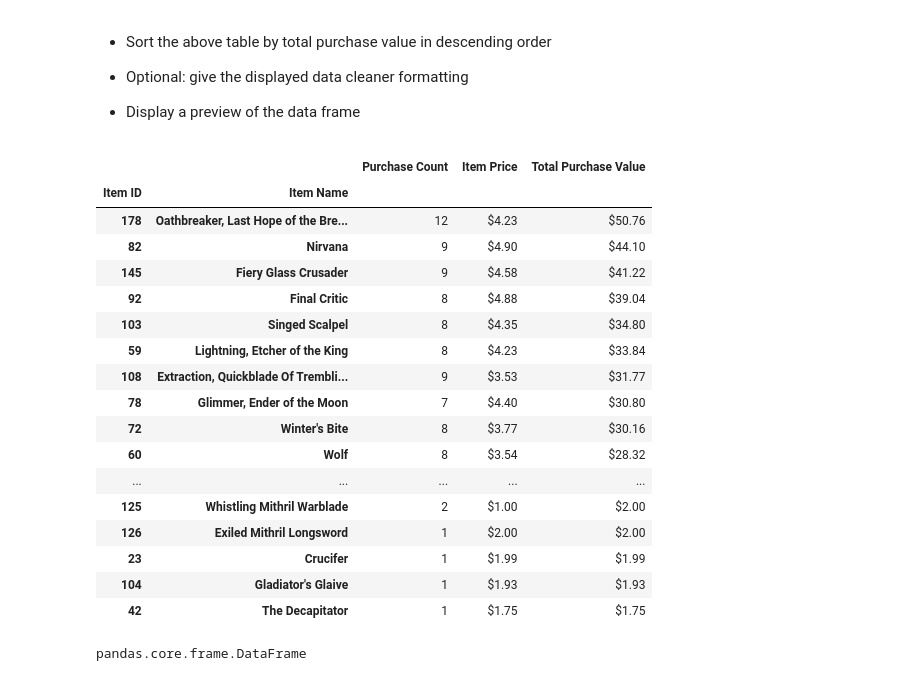
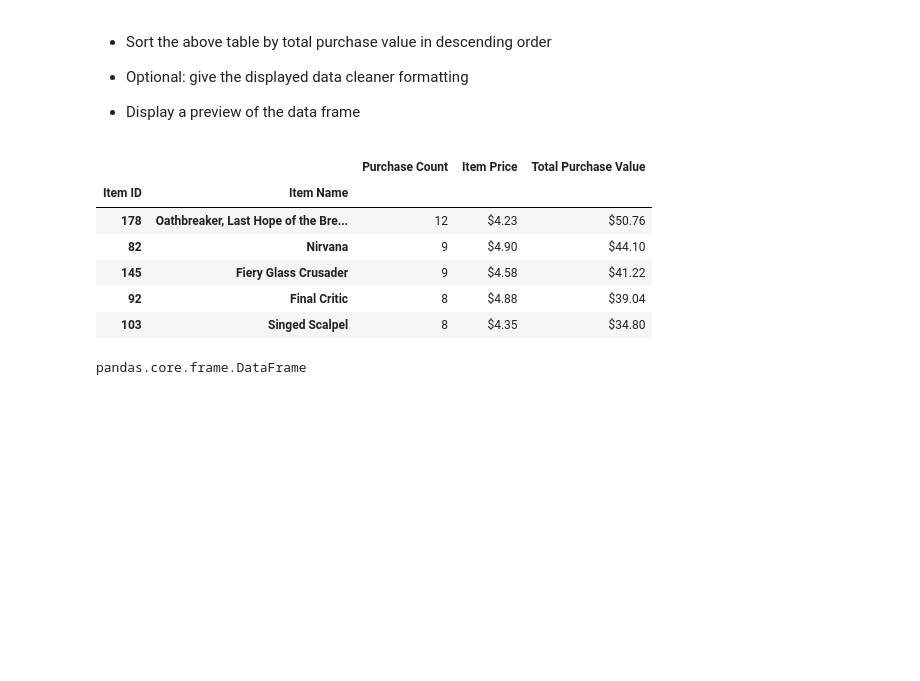
Before and after one commit to velmavasquez/Pandas_hwk_V.Vasquez, a Jupyter notebook: HeroesOfPymoli/HeroesOfPymoli_Velma.ipynb, the cells around one changed output. Cells and saved outputs as stored; diff of their text form; code cells hidden in the pictures; blank space fills up the shorter version.

```diff
--- a/HeroesOfPymoli/HeroesOfPymoli_Velma.ipynb
+++ b/HeroesOfPymoli/HeroesOfPymoli_Velma.ipynb
@@ -419,38 +419,30 @@ summary_df5_1.head()
 # %%
 ItemID_Name_Group = purchase_data.groupby(["Item ID", "Item Name"])
 
 ItemID_Name_Groupp_count = ItemID_Name_Group["Purchase ID"].count()
 
 avg_ItemPrice = ItemID_Name_Group["Price"].mean()
 
 Itemtot_purValue =  ItemID_Name_Group["Price"].sum()
 
 summary_df6 = pd.DataFrame({"Purchase Count": ItemID_Name_Groupp_count,
                           "Item Price": avg_ItemPrice,
                           "Total Purchase Value": Itemtot_purValue,})
 
 summary_df6_1 = summary_df6.sort_values("Total Purchase Value", ascending=False)
-summary_df6_2 = summary_df6_1.style.format({'Item Price': '${:,.2f}', 'Total Purchase Value':'${:,.2f}'})
-summary_df6_2.head()
+
+summary_df6_1["Purchase Count"] = summary_df6_1["Purchase Count"].map("{:.0f}".format)
+summary_df6_1["Item Price"] = summary_df6_1["Item Price"].map("${:.2f}".format)
+summary_df6_1["Total Purchase Value"] = summary_df6_1["Total Purchase Value"].map("${:.2f}".format)
+summary_df6_1.head()
 # %% [output]
 |  |  | Purchase Count | Item Price | Total Purchase Value |
 | Item ID | Item Name |  |  |  |
 | 178 | Oathbreaker, Last Hope of the Bre... | 12 | $4.23 | $50.76 |
 | 82 | Nirvana | 9 | $4.90 | $44.10 |
 | 145 | Fiery Glass Crusader | 9 | $4.58 | $41.22 |
 | 92 | Final Critic | 8 | $4.88 | $39.04 |
 | 103 | Singed Scalpel | 8 | $4.35 | $34.80 |
-| 59 | Lightning, Etcher of the King | 8 | $4.23 | $33.84 |
-| 108 | Extraction, Quickblade Of Trembli... | 9 | $3.53 | $31.77 |
-| 78 | Glimmer, Ender of the Moon | 7 | $4.40 | $30.80 |
-| 72 | Winter's Bite | 8 | $3.77 | $30.16 |
-| 60 | Wolf | 8 | $3.54 | $28.32 |
-| ... | ... | ... | ... | ... |
-| 125 | Whistling Mithril Warblade | 2 | $1.00 | $2.00 |
-| 126 | Exiled Mithril Longsword | 1 | $2.00 | $2.00 |
-| 23 | Crucifer | 1 | $1.99 | $1.99 |
-| 104 | Gladiator's Glaive | 1 | $1.93 | $1.93 |
-| 42 | The Decapitator | 1 | $1.75 | $1.75 |
 # %%
 type(summary_df6_1)
 # %% [output]
```
Also changed, not shown: parts of 1 cell of this notebook, 1 other file.
